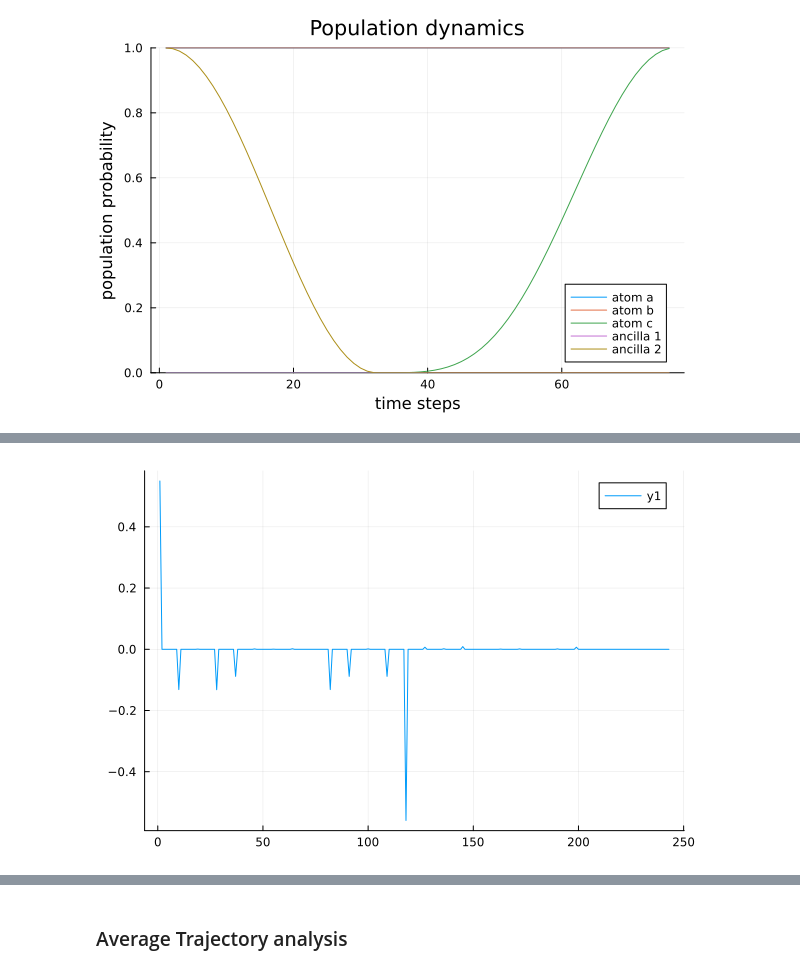
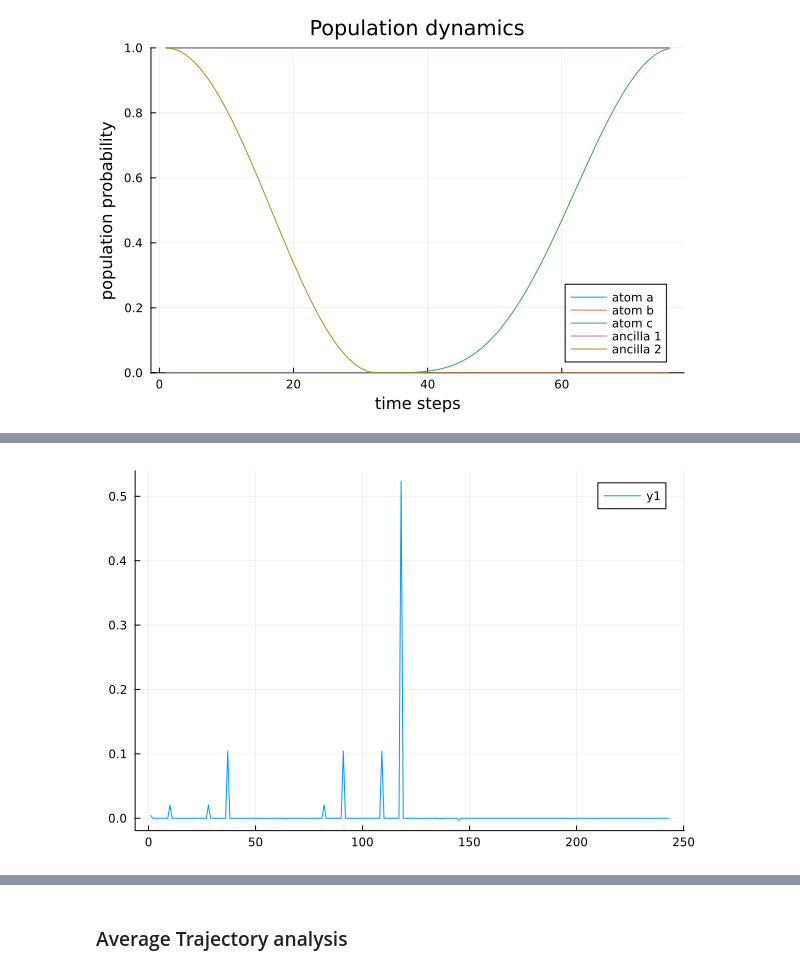
Before and after one commit to Ak-ash22/rydberg_qec, a Jupyter notebook: codework/phaseflip_code/result_analysis.ipynb, the cells around one changed output, grey strips where cells are left out. Cells and saved outputs as stored; diff of their text form; code cells hidden in the pictures.

```diff
--- a/codework/phaseflip_code/result_analysis.ipynb
+++ b/codework/phaseflip_code/result_analysis.ipynb
@@ -57,7 +77,7 @@ plot(real.(ψ_target2))
 # %%
-plot(imag.(ψt_end.data))
+plot(real.(ψt_end.data))
 # %% [output]
-[figure, old version]
+[figure, new version]
 # %%
 full_basis = CompositeBasis([NLevelBasis(3) for _ in 1:total_qubits]...)
 ψ_target = Ket(full_basis, ψ_target2)
```
Also changed, not shown: parts of 9 cells of this notebook, 6 other files.
